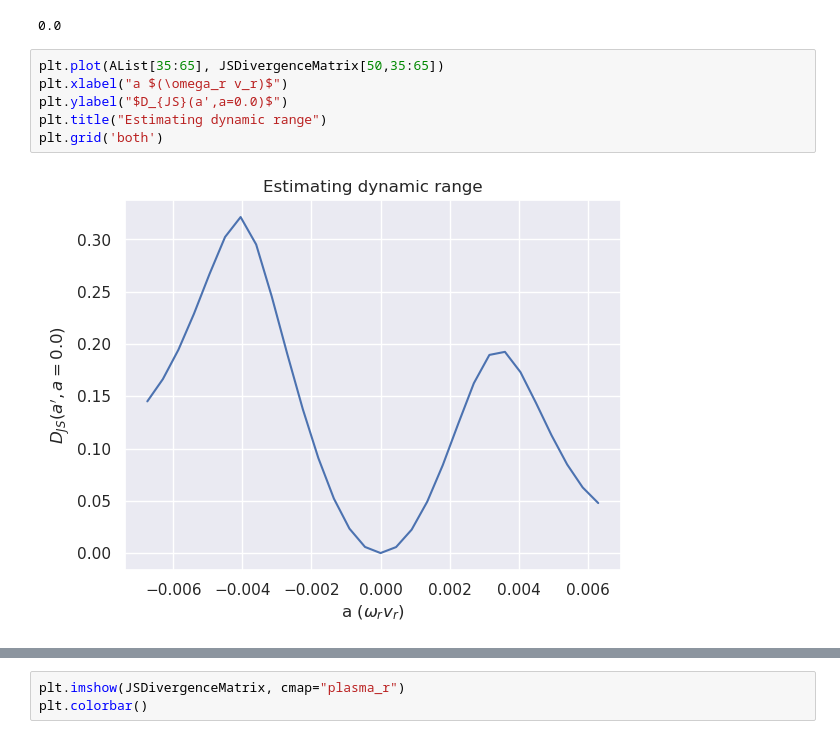
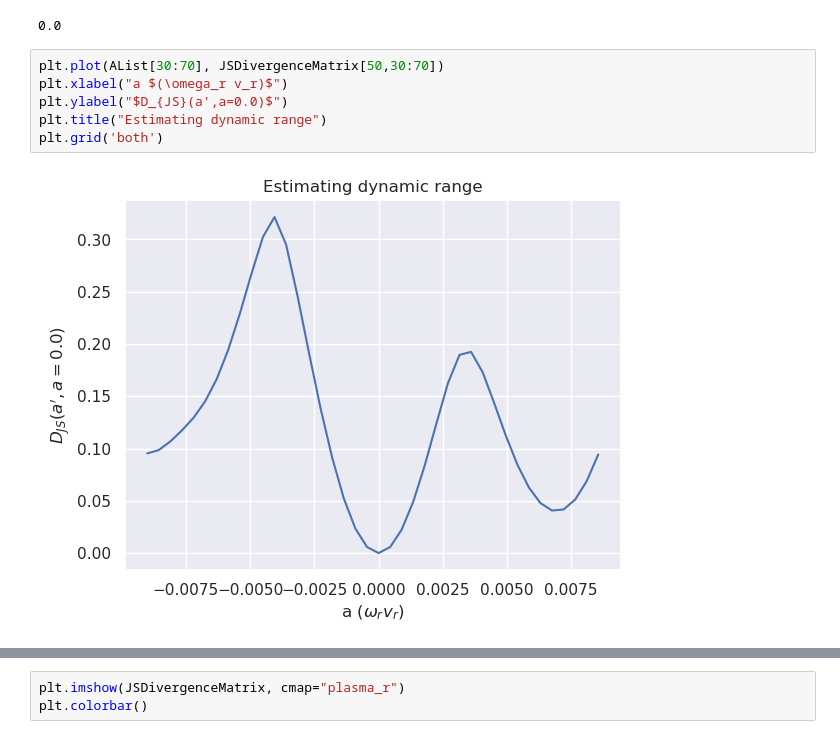
Before and after one commit to rootware/lattice_evolution, a Jupyter notebook: Python/JSD Plots.ipynb, the cells around one changed output, grey strips where cells are left out. Drawn from its saved outputs; the diff is of its cells as text.

```diff
--- a/Python/JSD Plots.ipynb
+++ b/Python/JSD Plots.ipynb
@@ -210,12 +212,12 @@ AList[50]
 # %% [output]
 0.0
 # %%
-plt.plot(AList[35:65], JSDivergenceMatrix[50,35:65])
+plt.plot(AList[30:70], JSDivergenceMatrix[50,30:70])
 plt.xlabel("a $(\omega_r v_r)$")
 plt.ylabel("$D_{JS}(a',a=0.0)$")
 plt.title("Estimating dynamic range")
 plt.grid('both')
 # %% [output]
-[figure, old version]
+[figure, new version]
 # %%
 plt.plot(AList, JSDivergenceMatrix[50,:])
```
Also changed, not shown: parts of 7 cells of this notebook, 6 other files.
